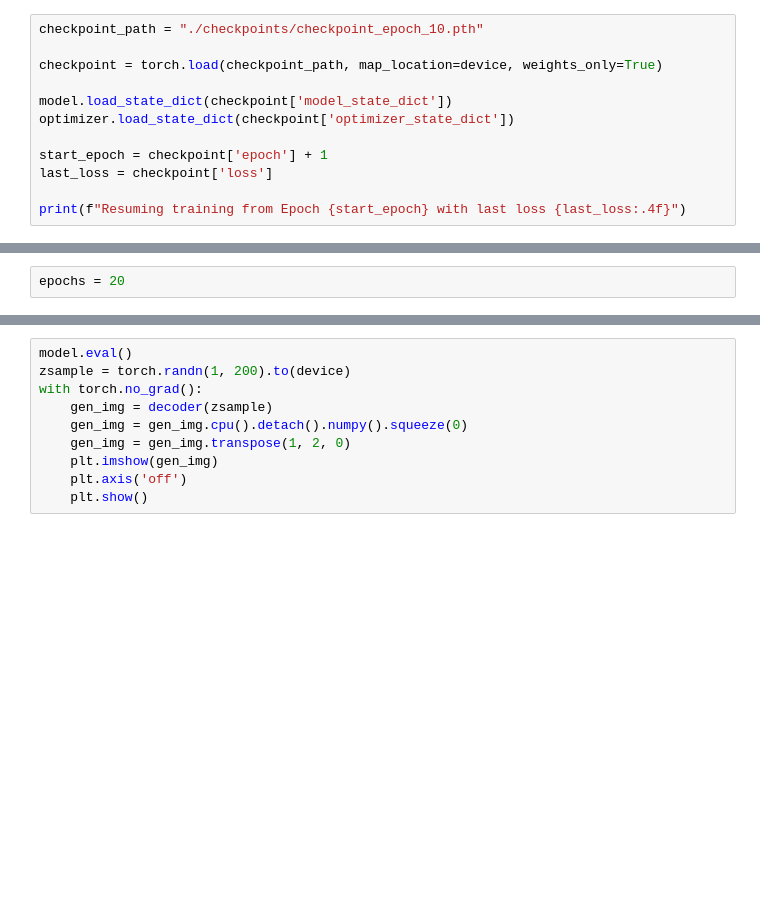
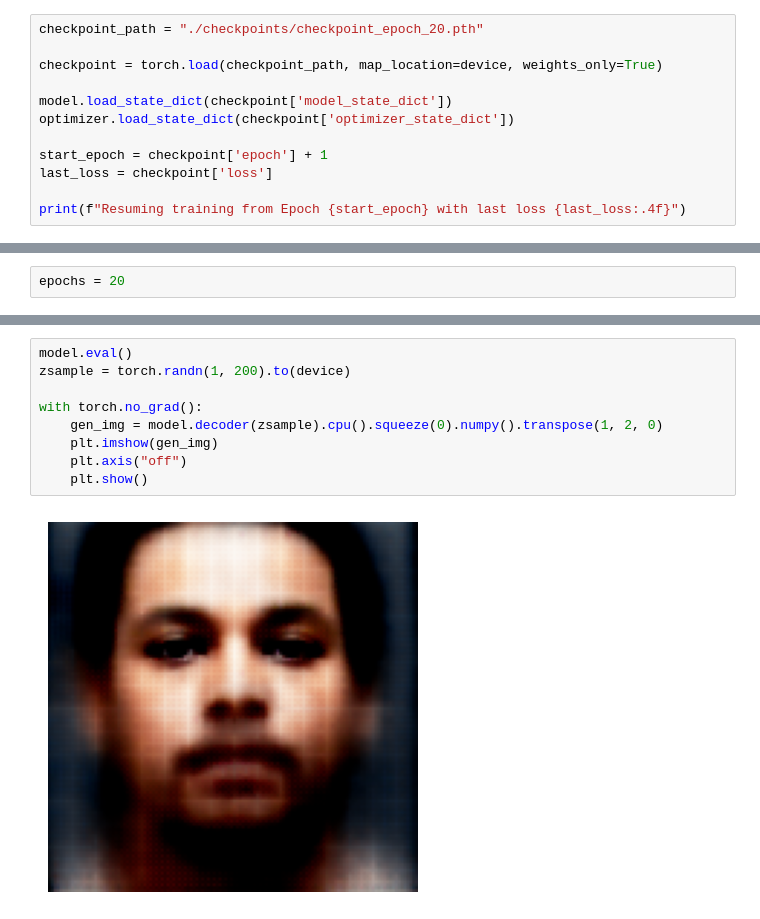
Before and after one commit to bhstoller/AgeTransform-VAE, a Jupyter notebook: model_architecture.ipynb, the cells around one changed output, grey strips where cells are left out. Saved outputs shown, nothing was run; the diff lists cells and outputs as text; blank space fills up the shorter version.

```diff
--- a/model_architecture.ipynb
+++ b/model_architecture.ipynb
@@ -173,7 +177,7 @@ def save_checkpoint(model, optimizer, epoch, loss, filename):
     }
     torch.save(checkpoint, filename)
 # %%
-checkpoint_path = "./checkpoints/checkpoint_epoch_10.pth"
+checkpoint_path = "./checkpoints/checkpoint_epoch_20.pth"
 
 checkpoint = torch.load(checkpoint_path, map_location=device, weights_only=True)
 
@@ -256,10 +283,11 @@ for epoch in trange(start_epoch, epochs, desc="Epoch Progress", position=0, leav
 # %%
 model.eval()
 zsample = torch.randn(1, 200).to(device)
+
 with torch.no_grad():
-    gen_img = decoder(zsample)
-    gen_img = gen_img.cpu().detach().numpy().squeeze(0)
-    gen_img = gen_img.transpose(1, 2, 0)
+    gen_img = model.decoder(zsample).cpu().squeeze(0).numpy().transpose(1, 2, 0)
     plt.imshow(gen_img)
-    plt.axis('off')
+    plt.axis("off")
     plt.show()
+# %% [output]
+[figure, added]
```
Also changed, not shown: parts of 4 cells of this notebook.
